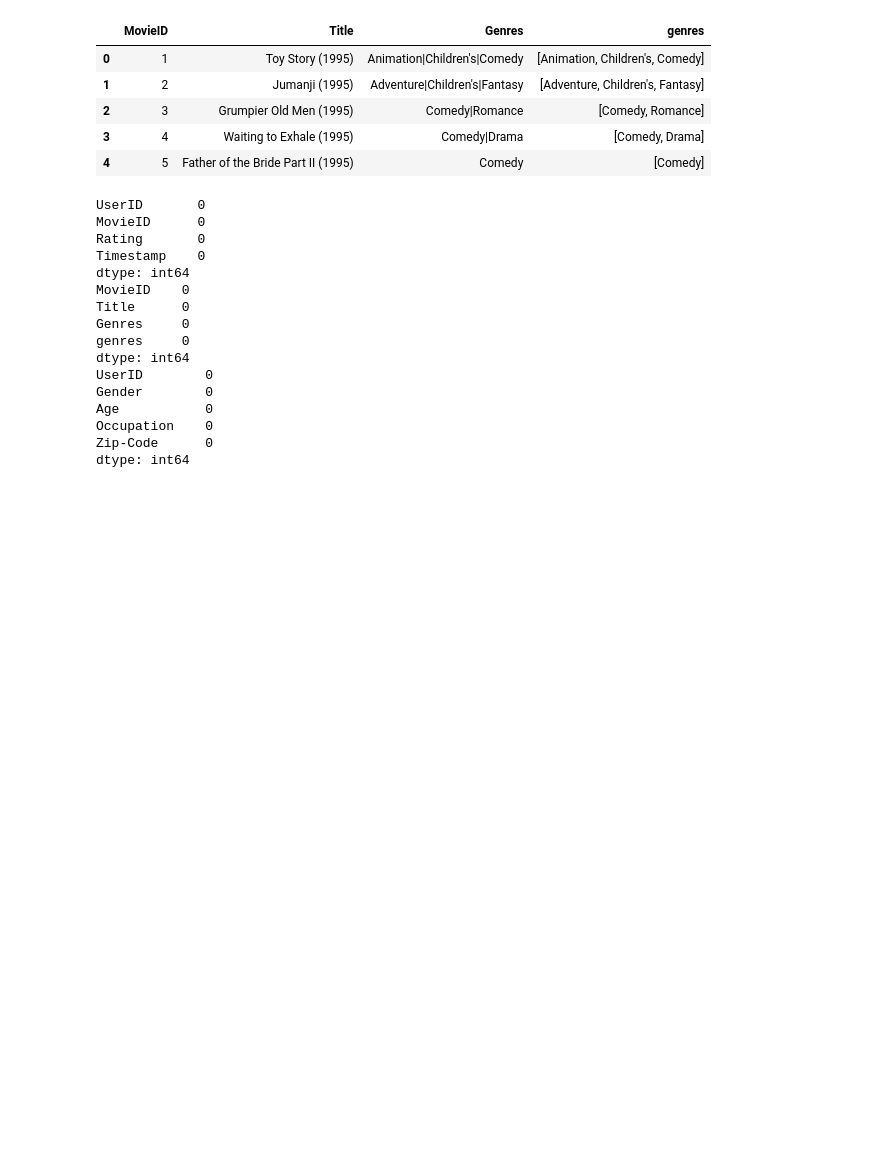
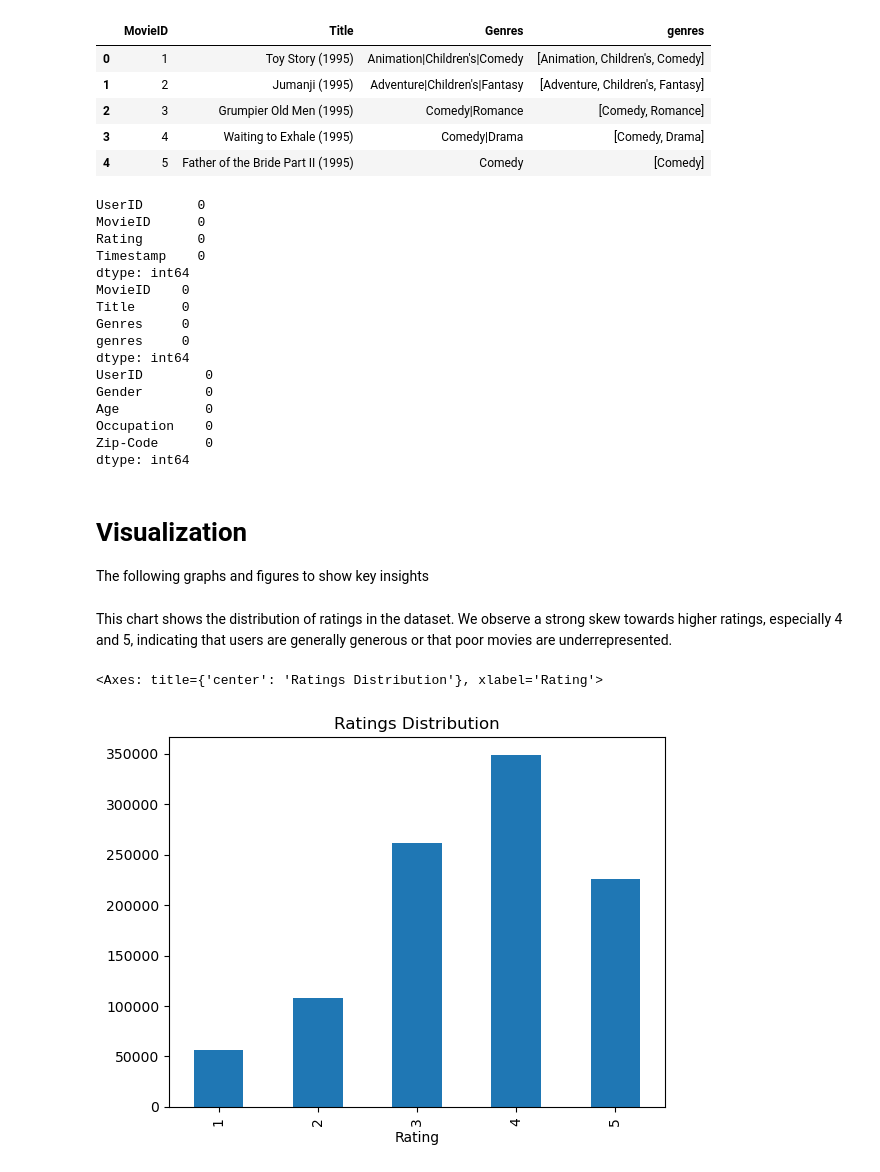
Before and after one commit to koomson-ak/recommender, a Jupyter notebook: notebooks/MovieLens_Hybrid_Recommender_Exploration.ipynb, the cells around one changed output. Drawn from its saved outputs; the diff is of its cells as text; code cells hidden in the pictures; blank space fills up the shorter version.

Commit message:
- Explore and visualize ratings distribution

```diff
--- a/notebooks/MovieLens_Hybrid_Recommender_Exploration.ipynb
+++ b/notebooks/MovieLens_Hybrid_Recommender_Exploration.ipynb
@@ -216,3 +216,13 @@ Age           0
 Occupation    0
 Zip-Code      0
 dtype: int64
+# %% [markdown]
+# Visualization
+The following graphs and figures to show key insights
+# %% [markdown]
+This chart shows the distribution of ratings in the dataset. We observe a strong skew towards higher ratings, especially 4 and 5, indicating that users are generally generous or that poor movies are underrepresented.
+# %%
+ratings['Rating'].value_counts().sort_index().plot(kind='bar', title='Ratings Distribution')
+# %% [output]
+<Axes: title={'center': 'Ratings Distribution'}, xlabel='Rating'>
+[figure, added]
```
Also changed, not shown: parts of 8 cells of this notebook.
